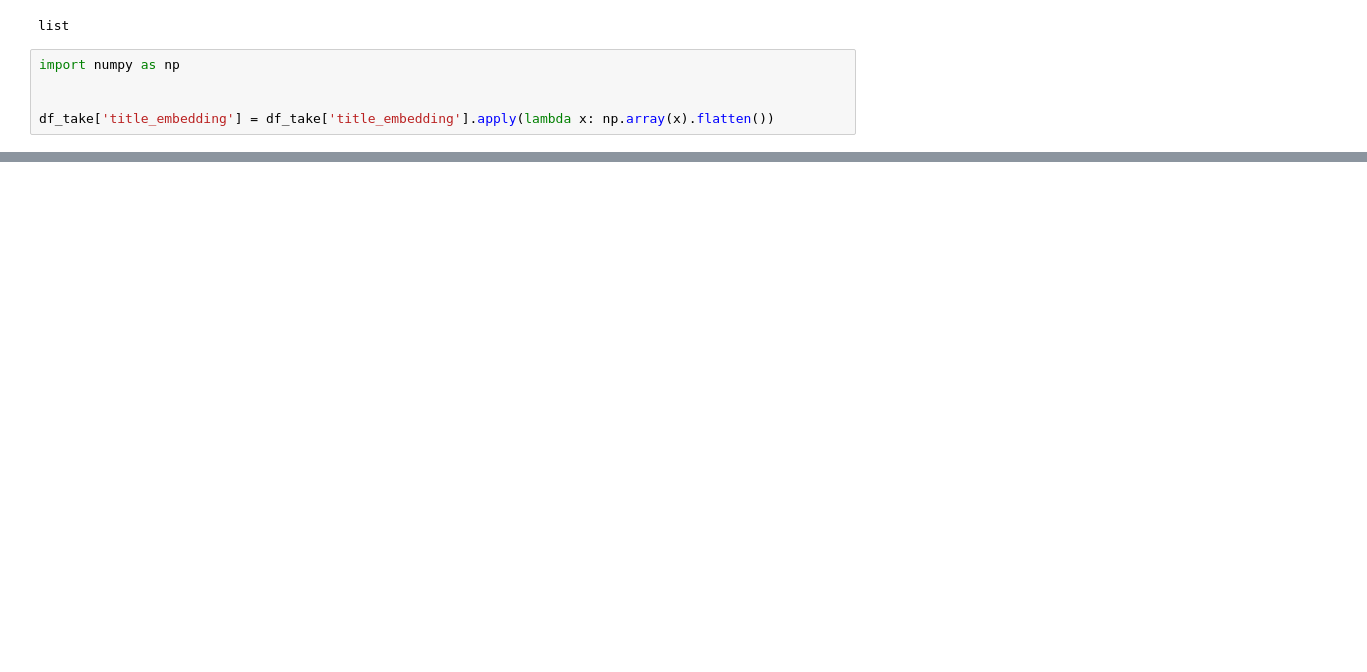
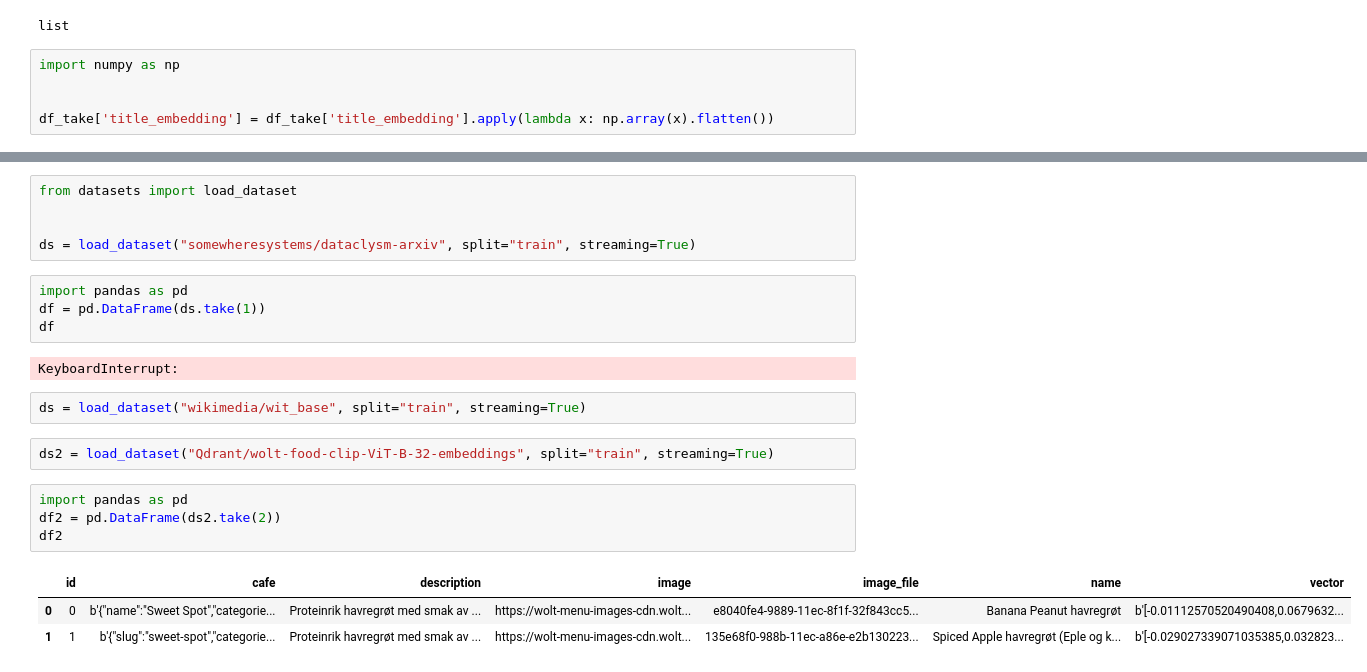
Before and after one commit to AI-Northstar-Tech/vector-io, a Jupyter notebook: src/vdf_io/notebooks/qdrant-big.ipynb, the cells around one changed output, grey strips where cells are left out. Cells and saved outputs as stored; diff of their text form; blank space fills up the shorter version.

```diff
--- a/src/vdf_io/notebooks/qdrant-big.ipynb
+++ b/src/vdf_io/notebooks/qdrant-big.ipynb
@@ -98,0 +117,23 @@ df_take
+# %%
+from datasets import load_dataset
+
+
+ds = load_dataset("somewheresystems/dataclysm-arxiv", split="train", streaming=True)
+# %%
+import pandas as pd
+df = pd.DataFrame(ds.take(1))
+df
+# %% [output]
+KeyboardInterrupt:
+# %%
+ds = load_dataset("wikimedia/wit_base", split="train", streaming=True)
+# %%
+ds2 = load_dataset("Qdrant/wolt-food-clip-ViT-B-32-embeddings", split="train", streaming=True)
+# %%
+import pandas as pd
+df2 = pd.DataFrame(ds2.take(2))
+df2
+# %% [output]
+|  | id | cafe | description | image | image_file | name | vector |
+| 0 | 0 | b'{"name":"Sweet Spot","categorie... | Proteinrik havregrøt med smak av ... | https://wolt-menu-images-cdn.wolt... | e8040fe4-9889-11ec-8f1f-32f843cc5... | Banana Peanut havregrøt | b'[-0.01112570520490408,0.0679632... |
+| 1 | 1 | b'{"slug":"sweet-spot","categorie... | Proteinrik havregrøt med smak av ... | https://wolt-menu-images-cdn.wolt... | 135e68f0-988b-11ec-a86e-e2b130223... | Spiced Apple havregrøt (Eple og k... | b'[-0.029027339071035385,0.032823... |
```
Also changed, not shown: parts of 18 cells of this notebook, 8 other files.
